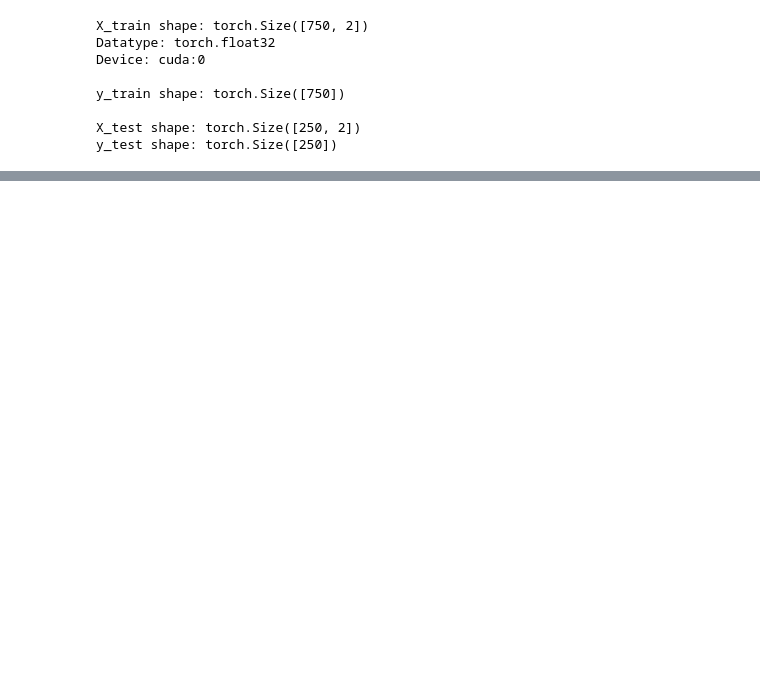
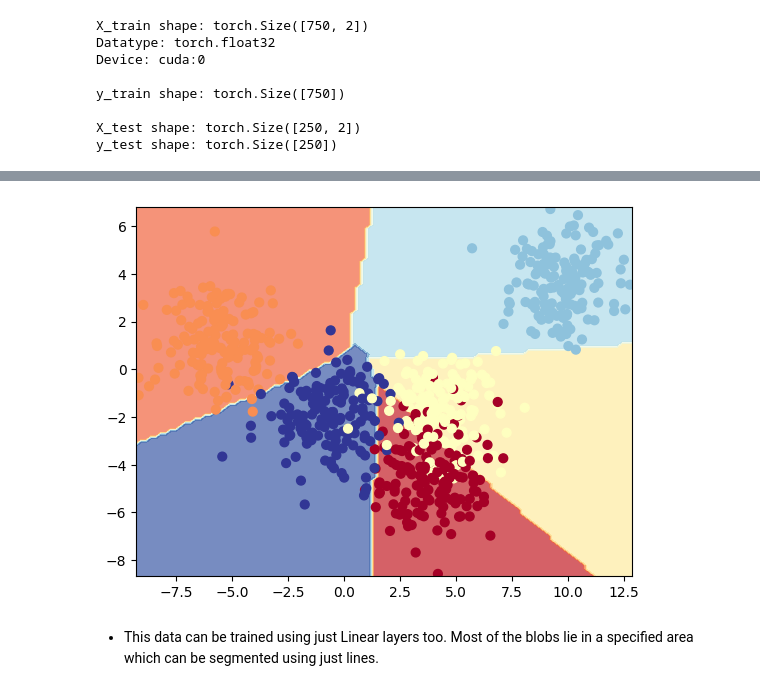
Before and after one commit to abhayrokkam/learning-pytorch, a Jupyter notebook: 03-Classification/classification.ipynb, the cells around one changed output, grey strips where cells are left out. Drawn from its saved outputs; the diff is of its cells as text; code cells hidden in the pictures; blank space fills up the shorter version.

```diff
--- a/03-Classification/classification.ipynb
+++ b/03-Classification/classification.ipynb
@@ -149,0 +242,38 @@ Epoch: 90  |   Training Loss: 0.6932  | Testing Loss: 0.6968  |   Accuracy: 47.2
+# %%
+epochs = 5000
+
+for epoch in range(epochs):
+    ### Training
+    model_blob.train()
+
+    # Forward pass with labels
+    y_pred = model_blob(X_train)
+    y_pred_labels = torch.argmax(y_pred, dim = 1)
+
+    # Loss and accuracy
+    training_loss = loss_function(y_pred, y_train)
+    training_accuracy = accuracy_function(y_pred_labels, y_train)
+
+    # Zero Grad
+    optimizer.zero_grad()
+
+    # Back Prop
+    training_loss.backward()
+
+    # Gradient Descent
+    optimizer.step()
+
+    ### Testing
+    model_blob.eval()
+
+    # Forward pass with labels
+    y_pred = model_blob(X_test)
+    y_pred_labels = torch.argmax(y_pred, dim = 1)
+
+    # Loss and accuracy
+    testing_loss = loss_function(y_pred, y_test)
+    testing_accuracy = accuracy_function(y_pred_labels, y_test)
+
+    ## Progress
+    if epoch % 250 == 0:
+        print(f"Epoch: {epoch}  |  Training Loss: {training_loss:.4f}  |  Training Accuracy: {training_accuracy:.2f}%   |   Testing Loss: {testing_loss:.4f}  |  Testing Accuracy: {testing_accuracy:.2f}%")
@@ -149,0 +301,6 @@ Epoch: 90  |   Training Loss: 0.6932  | Testing Loss: 0.6968  |   Accuracy: 47.2
+# %%
+plot_decision_boundary(model_blob, X_train, y_train)
+# %% [output]
+[figure, added]
+# %% [markdown]
+- This data can be trained using just Linear layers too. Most of the blobs lie in a specified area which can be segmented using just lines.
```
Also changed, not shown: parts of 30 cells of this notebook, 1 other file.
